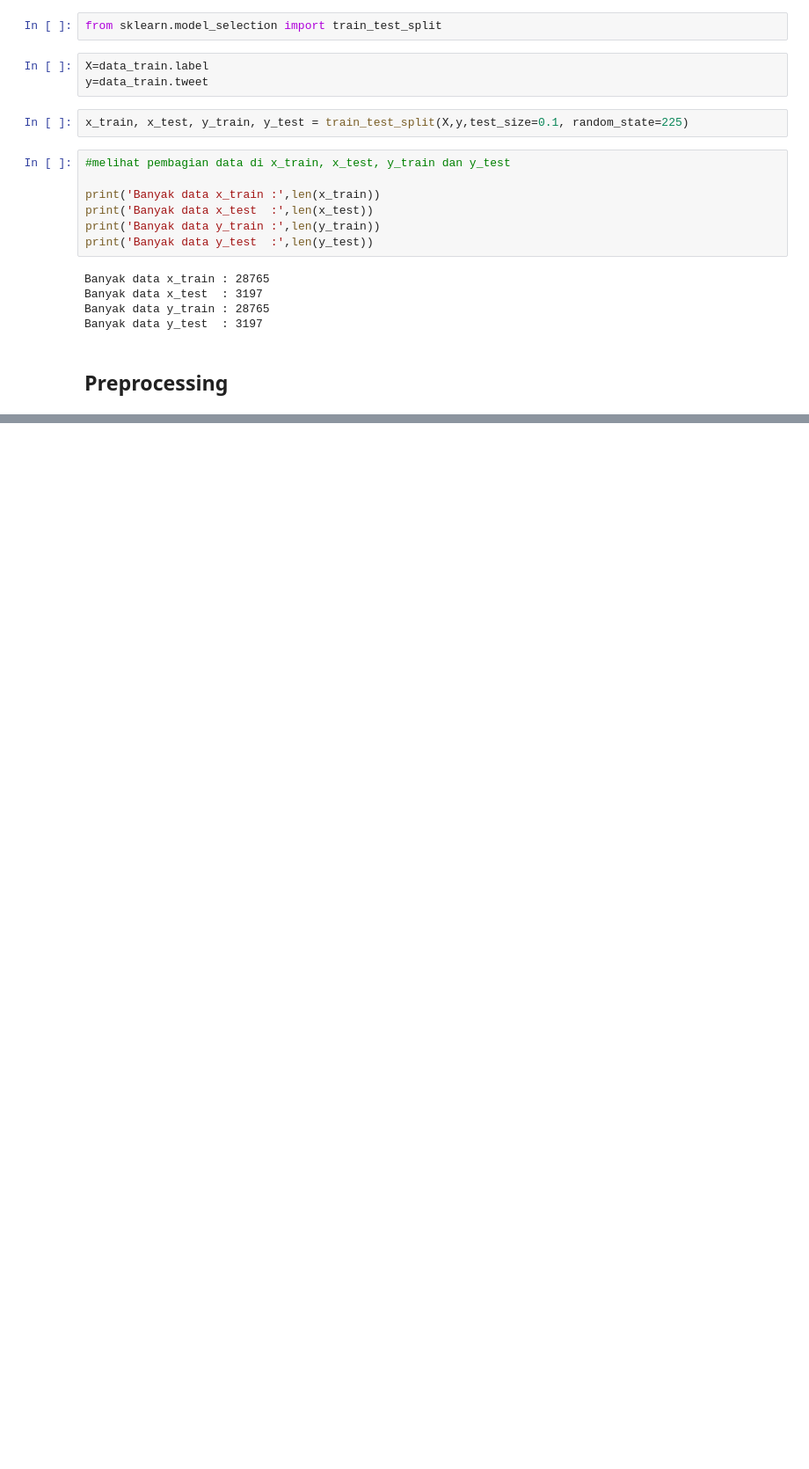
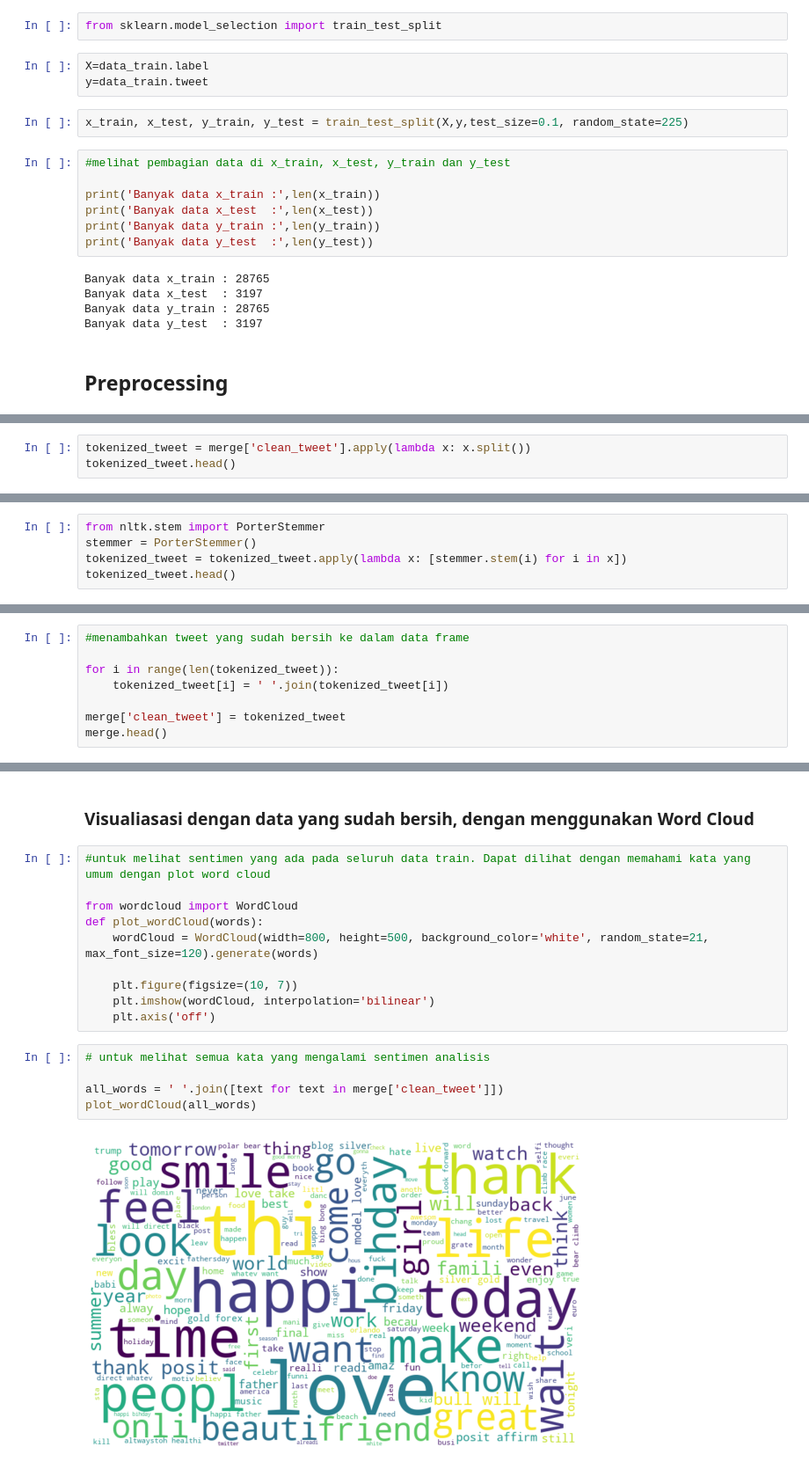
Before and after one commit to debbydbrh/Sentiment-Analysis-Twitter-Using-Support-Vector-Machine, a Jupyter notebook: Sentiment Analysis using Support Vector Machine.ipynb, the cells around one changed output, grey strips where cells are left out. Shown: that part at 88% size. Drawn from its saved outputs; the diff is of its cells as text; blank space fills up the shorter version.

```diff
--- a/Sentiment Analysis using Support Vector Machine.ipynb
+++ b/Sentiment Analysis using Support Vector Machine.ipynb
@@ -129,0 +187,3 @@ Pada tahap ini yang dilakukan adalah membuat data yang ada menjadi data yang leb
+# %%
+tokenized_tweet = merge['clean_tweet'].apply(lambda x: x.split())
+tokenized_tweet.head()
@@ -129,0 +201,5 @@ Pada tahap ini yang dilakukan adalah membuat data yang ada menjadi data yang leb
+# %%
+from nltk.stem import PorterStemmer
+stemmer = PorterStemmer()
+tokenized_tweet = tokenized_tweet.apply(lambda x: [stemmer.stem(i) for i in x])
+tokenized_tweet.head()
@@ -129,0 +215,8 @@ Pada tahap ini yang dilakukan adalah membuat data yang ada menjadi data yang leb
+# %%
+#menambahkan tweet yang sudah bersih ke dalam data frame
+
+for i in range(len(tokenized_tweet)):
+    tokenized_tweet[i] = ' '.join(tokenized_tweet[i])
+
+merge['clean_tweet'] = tokenized_tweet
+merge.head()
@@ -129,0 +230,19 @@ Pada tahap ini yang dilakukan adalah membuat data yang ada menjadi data yang leb
+# %% [markdown]
+### Visualiasasi dengan data yang sudah bersih, dengan menggunakan Word Cloud
+# %%
+#untuk melihat sentimen yang ada pada seluruh data train. Dapat dilihat dengan memahami kata yang umum dengan plot word cloud
+
+from wordcloud import WordCloud
+def plot_wordCloud(words):
+    wordCloud = WordCloud(width=800, height=500, background_color='white', random_state=21, max_font_size=120).generate(words)
+
+    plt.figure(figsize=(10, 7))
+    plt.imshow(wordCloud, interpolation='bilinear')
+    plt.axis('off')
+# %%
+# untuk melihat semua kata yang mengalami sentimen analisis
+
+all_words = ' '.join([text for text in merge['clean_tweet']])
+plot_wordCloud(all_words)
+# %% [output]
+[figure, added]
```
Also changed, not shown: parts of 33 cells of this notebook.
